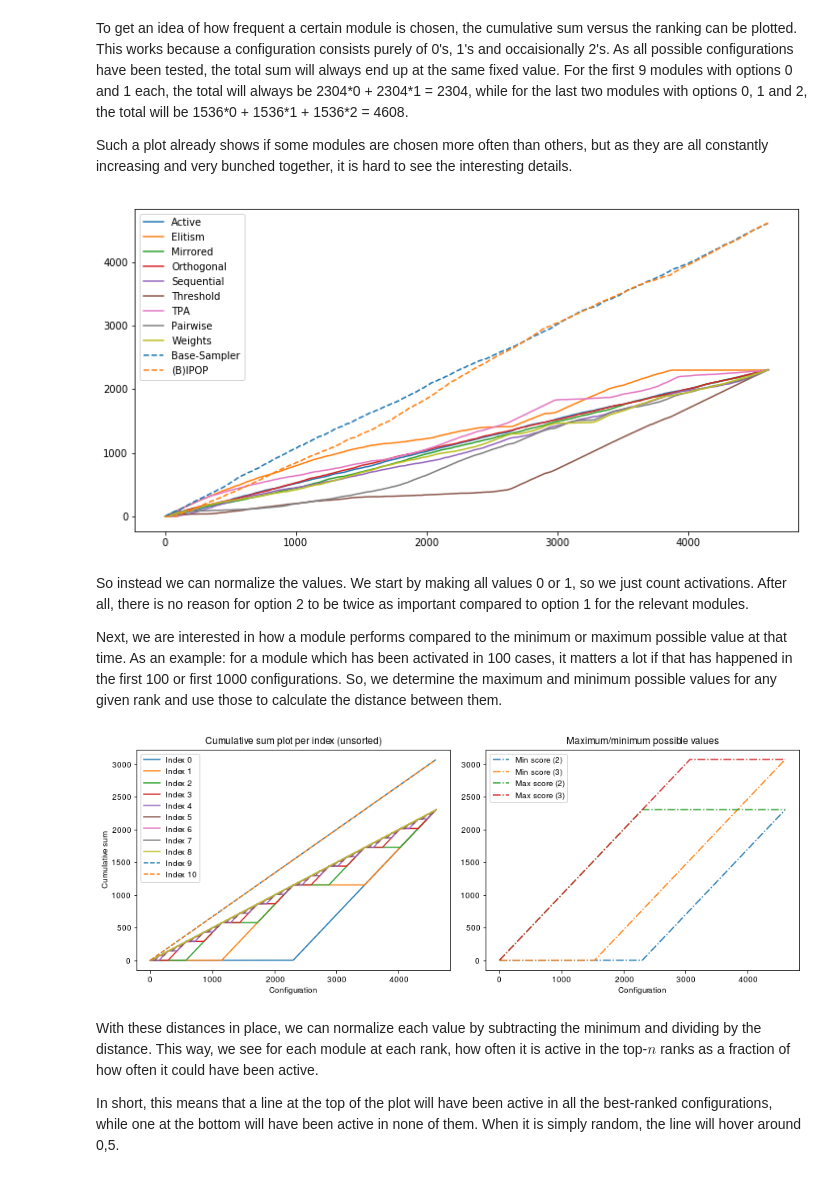
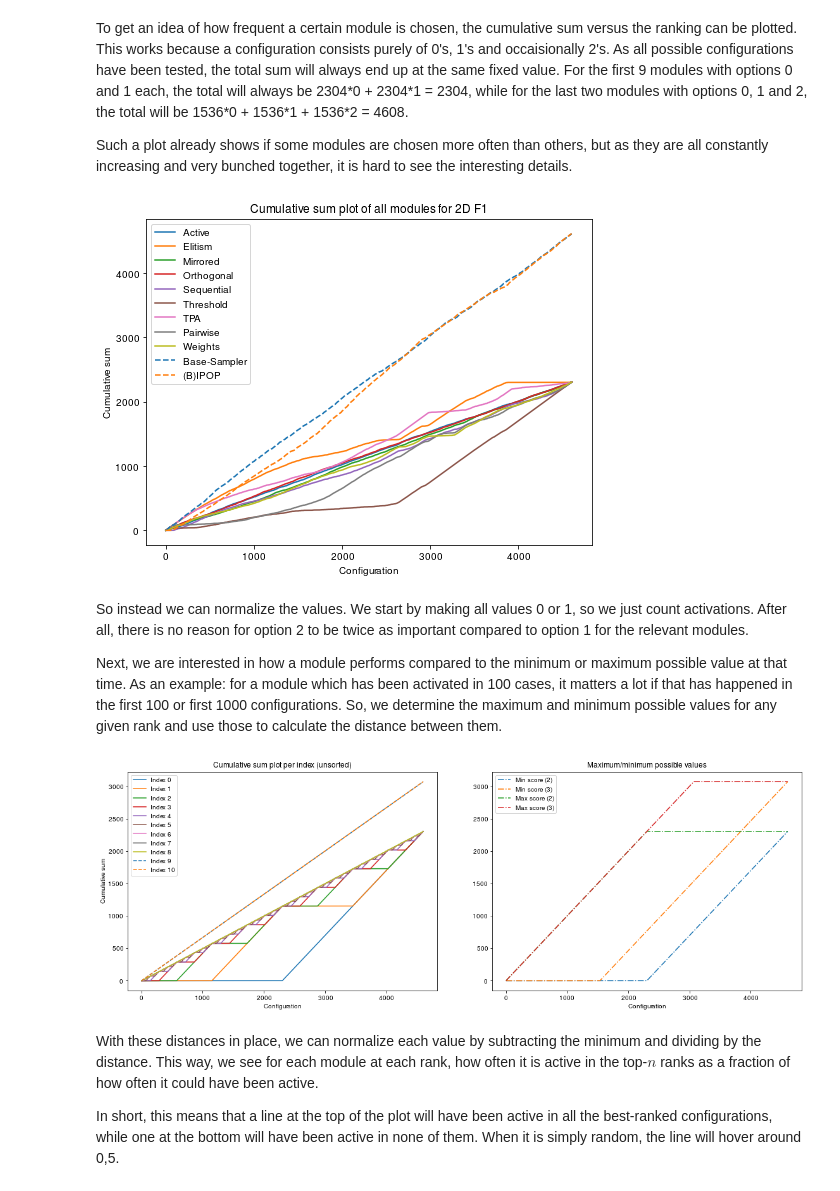
Before and after one commit to sjvrijn/cma-es-configuration-data-mining, a Jupyter notebook: module_analysis.ipynb, the cells around one changed output. Drawn from its saved outputs; the diff is of its cells as text; code cells hidden in the pictures.

Commit message:
Added extra explanatory cell on to visualise impact score (+removed errors from output)

```diff
--- a/module_analysis.ipynb
+++ b/module_analysis.ipynb
@@ -86,10 +86,12 @@ plt.rc('axes', prop_cycle=(cycler('color', ['#1f77b4', '#ff7f0e', '#2ca02c',
                                                 '-', '-', '-',
                                                 '-', '-', '-',
                                                 '--', '--'])))
-# plt.rcParams['text.usetex'] = True #Let TeX do the typsetting
-# plt.rcParams['text.latex.preamble'] = [r'\usepackage{sansmath}', r'\sansmath'] #Force sans-serif math mode (for axes labels)
-# plt.rcParams['font.family'] = 'sans-serif' # ... for regular text
-# plt.rcParams['font.sans-serif'] = 'Helvetica, Avant Garde, Computer Modern Sans serif' # Choose a nice font here
+
+# Some matplotlib typesetting parameters to avoid Type 3 fonts
+plt.rcParams['text.usetex'] = True                                             # Let TeX do the typsetting
+plt.rcParams['text.latex.preamble'] = [r'\usepackage{sansmath}', r'\sansmath'] # Force sans-serif math mode (for axes labels)
+plt.rcParams['font.family'] = 'sans-serif'                                     # ... for regular text
+plt.rcParams['font.sans-serif'] = 'Helvetica'                                  # Choose a nice font here
 
 
 
@@ -98,6 +100,7 @@ dims = [2, 3, 5, 10, 15, 20, 25, 30, 35, 40]
 fids = range(1, 25)
 experiments = product(dims, fids)
 modules = ['Active', 'Elitism', 'Mirrored', 'Orthogonal', 'Sequential', 'Threshold', 'TPA', 'Pairwise', 'Weights', 'Base-Sampler', '(B)IPOP']
+labels = list(product(dims, fids, modules))
 # %%
 # Load all data from files into 'cases'
 
@@ -288,12 +291,16 @@ Such a plot already shows if some modules are chosen more often than others, but
 # %%
 # Starting with the 'default' cumsum plot...
 
-plt.figure(figsize=(12, 6))
+plt.figure(figsize=(8, 6))
 lines = plt.plot(np.cumsum(cases[2][1][cases[2][1][:,11].argsort()][:,:11], axis=0))
+plt.title("Cumulative sum plot of all modules for 2D F1")
+plt.ylabel("Cumulative sum")
+plt.xlabel("Configuration")
 plt.legend(lines, modules)
+plt.savefig(plot_dir+'cumsumplot_f1_2d.png')
 plt.show()
 # %% [output]
-[figure, old version]
+[figure, new version]
 # %% [markdown]
 So instead we can normalize the values. We start by making all values 0 or 1, so we just count activations. After all, there is no reason for option 2 to be twice as important compared to option 1 for the relevant modules.
 
@@ -334,24 +341,25 @@ temp = cases[2][1][:,:11].copy()
 two_indices = temp == 2
 temp[two_indices] = 1
 
-fig = plt.figure(figsize=(12, 4))
-ax1 = fig.add_axes([0.025, 0.05, 0.45, 0.95])
+fig = plt.figure(figsize=(16, 6))
+ax1 = fig.add_axes([0.05, 0.1, 0.425, 0.8])
 ax1.set_title("Cumulative sum plot per index (unsorted)")
 ax1.set_ylabel("Cumulative sum")
 ax1.set_xlabel("Configuration")
 lines = ax1.plot(np.cumsum(temp, axis=0))
 ax1.legend(lines, ['Index {}'.format(i) for i in range(11)])
 
-ax2 = fig.add_axes([0.525, 0.05, 0.45, 0.95])
+ax2 = fig.add_axes([0.55, 0.1, 0.425, 0.8])
 ax2.set_xlabel("Configuration")
 ax2.set_title("Maximum/minimum possible values")
 lines = ax2.plot(min_columns[:,8:10], '-.')
 lines2 = ax2.plot(max_columns[:,8:10], '-.')
 lines.extend(lines2)
 ax2.legend(lines, ['Min score (2)', 'Min score (3)', 'Max score (2)', 'Max score (3)'])
+plt.savefig(plot_dir + "unsorted_and_minmax_cumsum.png")
 plt.show()
 # %% [output]
-[figure, old version]
+[figure, new version]
 # %% [markdown]
 With these distances in place, we can normalize each value by subtracting the minimum and dividing by the distance. This way, we see for each module at each rank, how often it is active in the top-$n$ ranks as a fraction of how often it could have been active.
 
```
Also changed, not shown: parts of 18 cells of this notebook.
